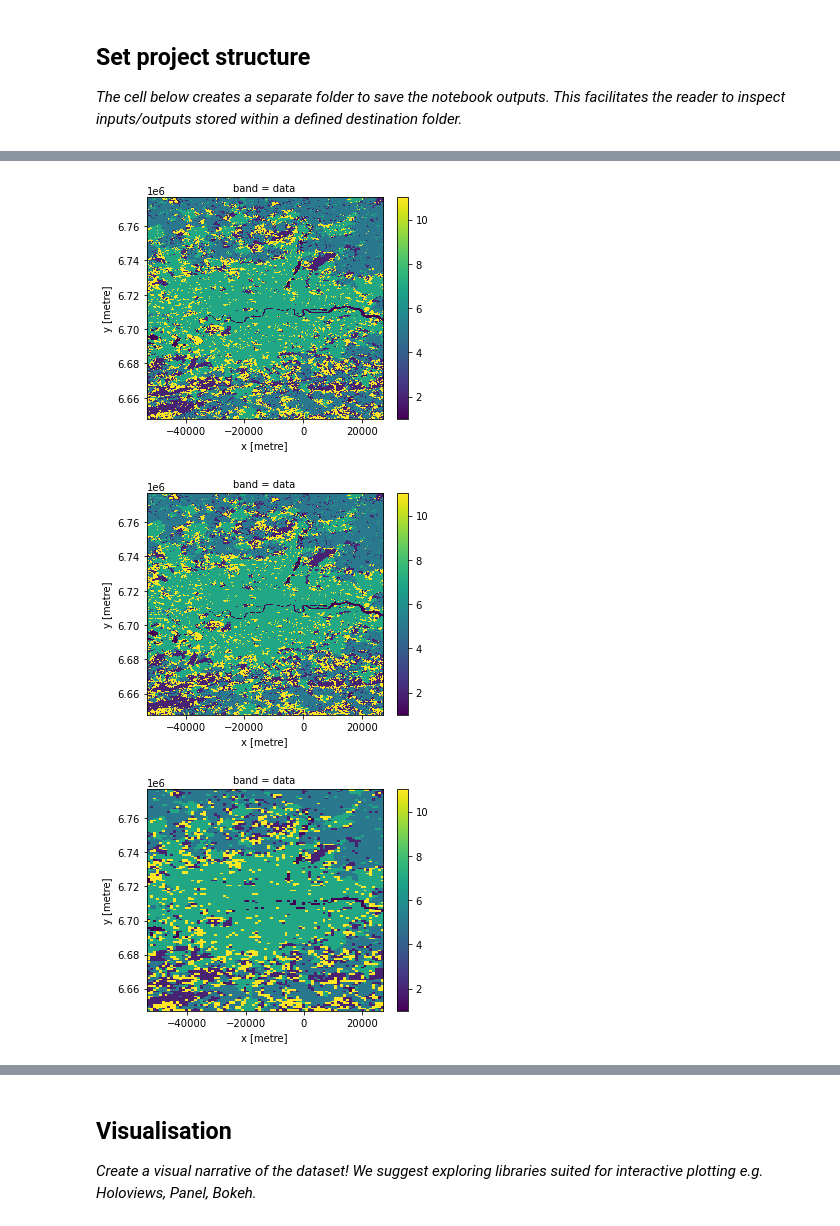
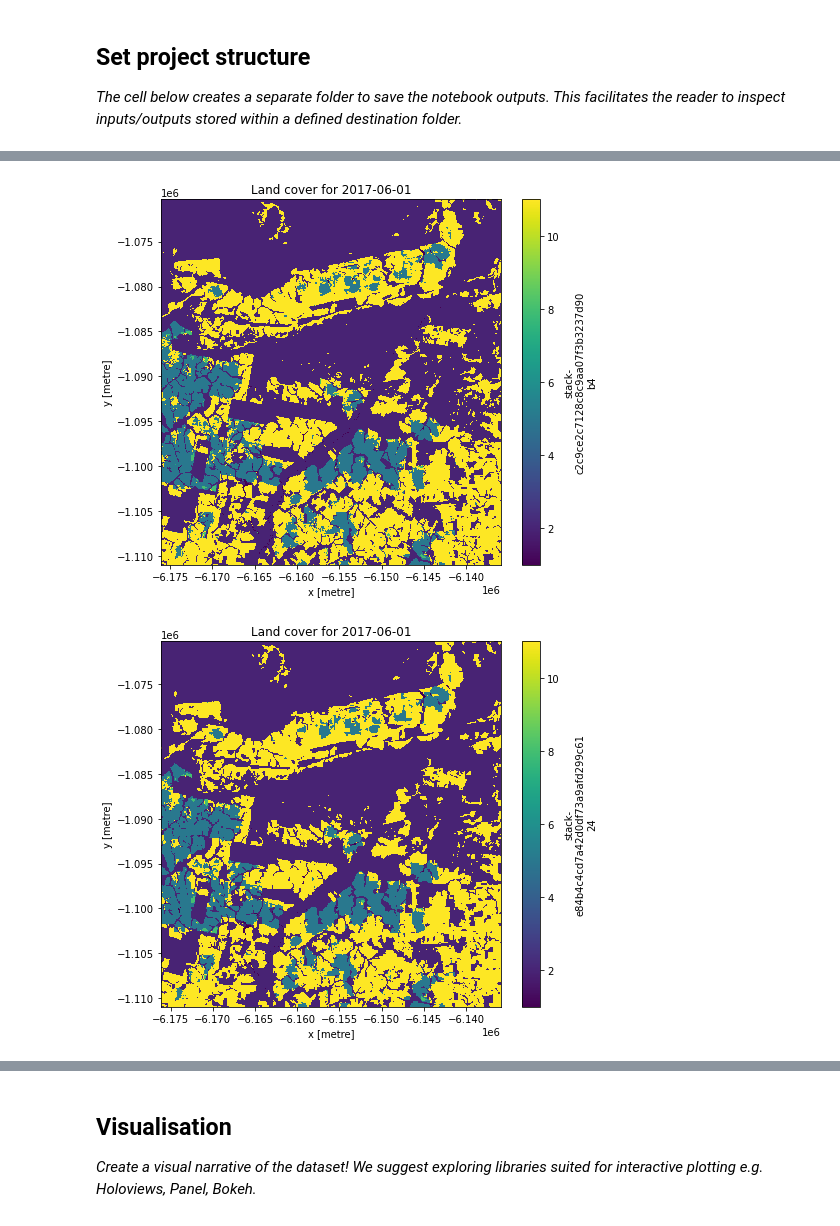
Before and after one commit to eds-book-gallery/b128b282-dee7-44a7-bc21-f1fd21452a83, a Jupyter notebook: general-exploration-landcover.ipynb, the cells around one changed output, grey strips where cells are left out. Cells and saved outputs as stored; diff of their text form; code cells hidden in the pictures.

```diff
--- a/general-exploration-landcover.ipynb
+++ b/general-exploration-landcover.ipynb
@@ -152,42 +166,21 @@ lon1000 = stac_load(
-# %%
-merged = lon10.compute()
-
-_ = (
-    merged.isel(time=0)
-    .to_array("band")
-    .plot.imshow(
-        col="band",
-        size=4,
-    )
-)
-plt.show()
-
-merged = lon100.compute()
-
-_ = (
-    merged.isel(time=0)
-    .to_array("band")
-    .plot.imshow(
-        col="band",
-        size=4,
-    )
-)
-plt.show()
-
-
-merged = lon1000.compute()
-
-_ = (
-    merged.isel(time=0)
-    .to_array("band")
-    .plot.imshow(
-        col="band",
-        size=4,
-    )
-)
-plt.show()
-# %% [output]
-[figure, removed]
-[figure, removed]
-[figure, removed]
+# %%
+ts=0  #which year layer
+lc10.isel(time=ts).to_array("band").plot.imshow(
+        col="band",
+        size=6
+    )
+
+plt.title("Land cover for {0}".format(lc10["time"][ts].values.astype('datetime64[D]')))   #https://stackoverflow.com/a/26895491
+plt.show()
+
+lc100.isel(time=ts).to_array("band").plot.imshow(
+        col="band",
+        size=6
+    )
+
+plt.title("Land cover for {0}".format(lc100["time"][ts].values.astype('datetime64[D]')))   #https://stackoverflow.com/a/26895491
+plt.show()
+# %% [output]
+[figure, added]
+[figure, added]
 # %%
```
Also changed, not shown: parts of 14 cells of this notebook.
